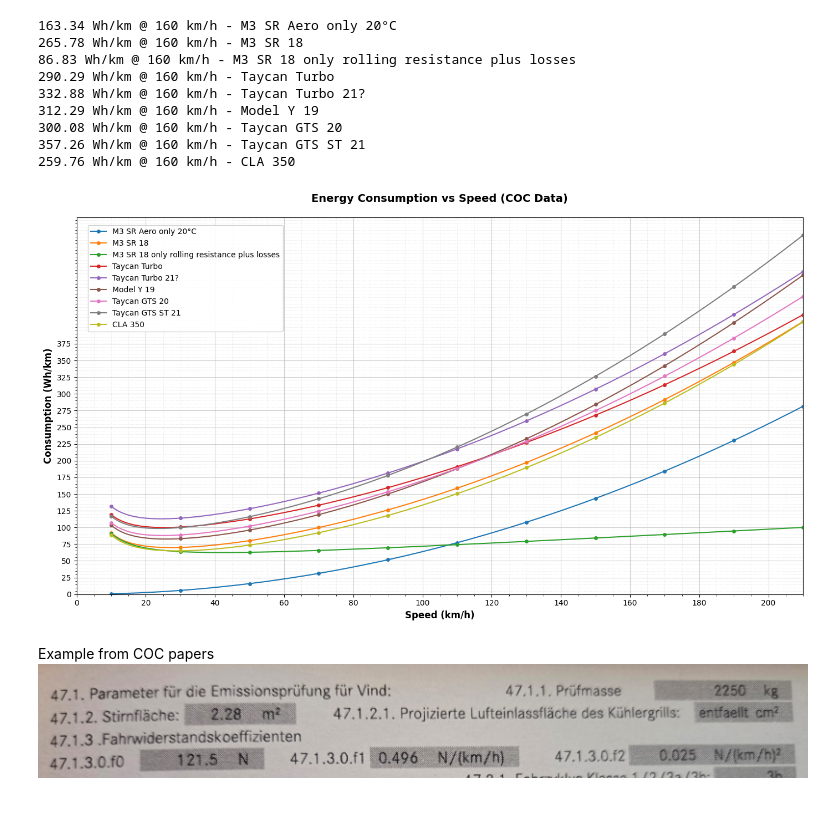
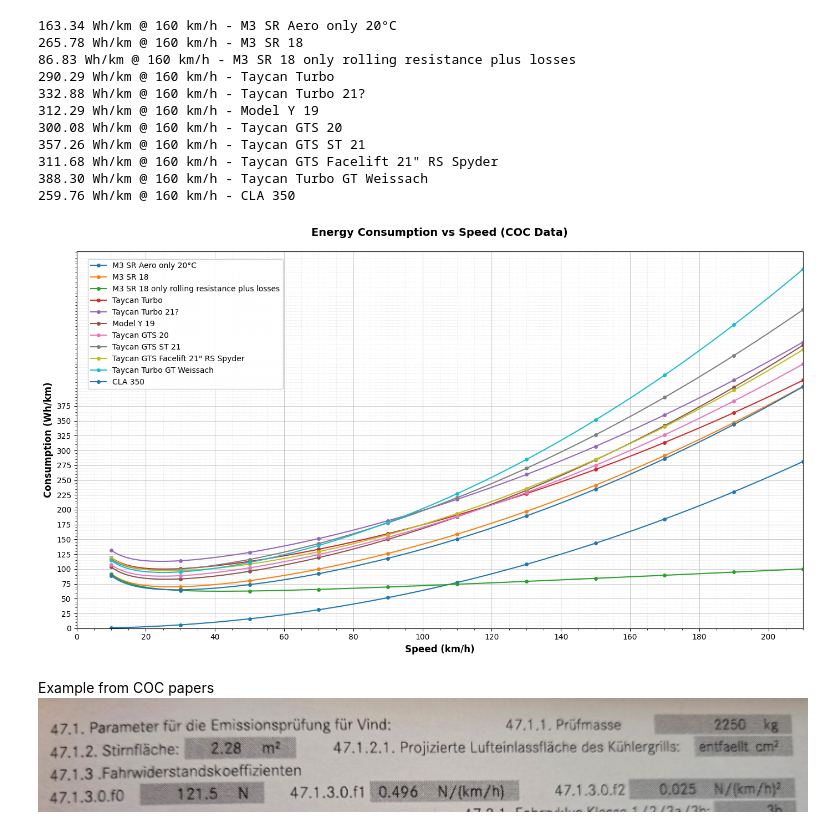
Before and after one commit to rs38/Jupyter-Stuff, a Jupyter notebook: COC Verbräuche.ipynb, the cells around one changed output. Saved outputs shown, nothing was run; the diff lists cells and outputs as text; code cells hidden in the pictures.

Commit message:
2 new facelift Taycans

```diff
--- a/COC Verbräuche.ipynb
+++ b/COC Verbräuche.ipynb
@@ -52,8 +52,10 @@ Taycan_Turbo_20 = VehicleResistance(211, 1.6, 0.01851, "Taycan Turbo")  # 2474 k
 Taycan_Turbo_21_JC22 = VehicleResistance(251.2, 1.6, 0.02239, "Taycan Turbo 21?")  # 2496 kg, JC22
 Taycan_GTS_20 = VehicleResistance(171.8, 1.508, 0.02187, "Taycan GTS 20")  # 2418 kg actual, 2487 kg test mass, Mirko?
 Taycan_GTS_ST_21 = VehicleResistance(202.7, 1.508, 0.02798, "Taycan GTS ST 21")  # Sport Turismo, 21" Spyder, PCCB, no panorama roof
+Taycan_GTS_FL_21_RS = VehicleResistance(217.7, 0.785, 0.02608, "Taycan GTS Facelift 21\" RS Spyder")  # 2456 kg test mass
+Taycan_Turbo_GT_Weissach = VehicleResistance(201.5, 0.775, 0.03658, "Taycan Turbo GT Weissach")  # 2348 kg test mass
+
 # Mercedes
-
 CLA_350_21 = VehicleResistance(121.5, 0.496, 0.025, "CLA 350")  # Prüfmasse 2250kg, Frontal area 2.28 m²
 
 # BMW
@@ -143,6 +145,8 @@ vehicles_to_plot = [
     Model_Y_19,
     Taycan_GTS_20,
     Taycan_GTS_ST_21,
+    Taycan_GTS_FL_21_RS,
+    Taycan_Turbo_GT_Weissach,
     CLA_350_21
 ]
 
@@ -161,34 +165,36 @@ plt.title('Energy Consumption vs Speed (COC Data)', fontsize=14, fontweight='bol
 # Enhanced grid with major and minor lines
 plt.grid(True, which='major', linestyle='-', linewidth=0.8, alpha=0.6)
 plt.grid(True, which='minor', linestyle=':', linewidth=0.5, alpha=0.4)
 plt.minorticks_on()
 
 # Set axis limits and ticks
 plt.xlim(MIN_SPEED, MAX_SPEED)
 plt.ylim(bottom=0)
 
 # Major ticks every 20 km/h for x-axis and every 25 Wh/km for y-axis
 import numpy as np
 plt.xticks(np.arange(0, MAX_SPEED + 1, 20))
 plt.yticks(np.arange(0, 400, 25))
 
 # Add legend with better positioning
 plt.legend(loc='upper left', framealpha=0.9, fontsize=10,
            ncol=1, bbox_to_anchor=(0.01, 0.99))
 
 plt.tight_layout()
 plt.show()
 # %% [output]
 163.34 Wh/km @ 160 km/h - M3 SR Aero only 20°C
 265.78 Wh/km @ 160 km/h - M3 SR 18
 86.83 Wh/km @ 160 km/h - M3 SR 18 only rolling resistance plus losses
 290.29 Wh/km @ 160 km/h - Taycan Turbo
 332.88 Wh/km @ 160 km/h - Taycan Turbo 21?
 312.29 Wh/km @ 160 km/h - Model Y 19
 300.08 Wh/km @ 160 km/h - Taycan GTS 20
 357.26 Wh/km @ 160 km/h - Taycan GTS ST 21
+311.68 Wh/km @ 160 km/h - Taycan GTS Facelift 21" RS Spyder
+388.30 Wh/km @ 160 km/h - Taycan Turbo GT Weissach
 259.76 Wh/km @ 160 km/h - CLA 350
-[figure, old version]
+[figure, new version]
 # %% [markdown]
 Example from COC papers
 ![image.png](attachment:image.png)
```
